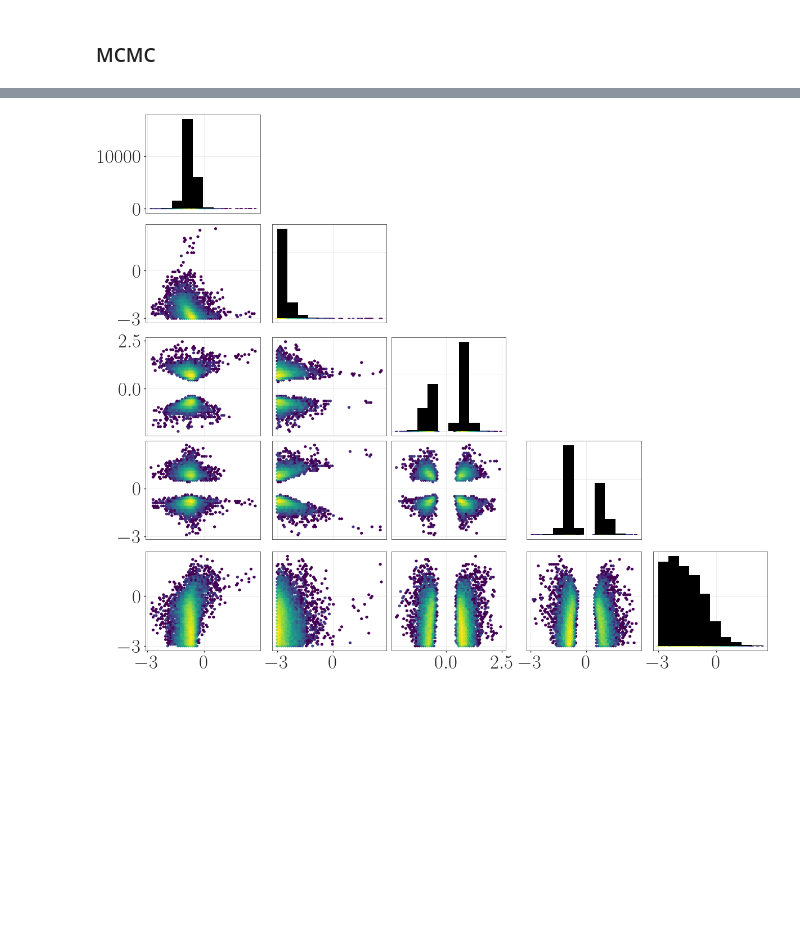
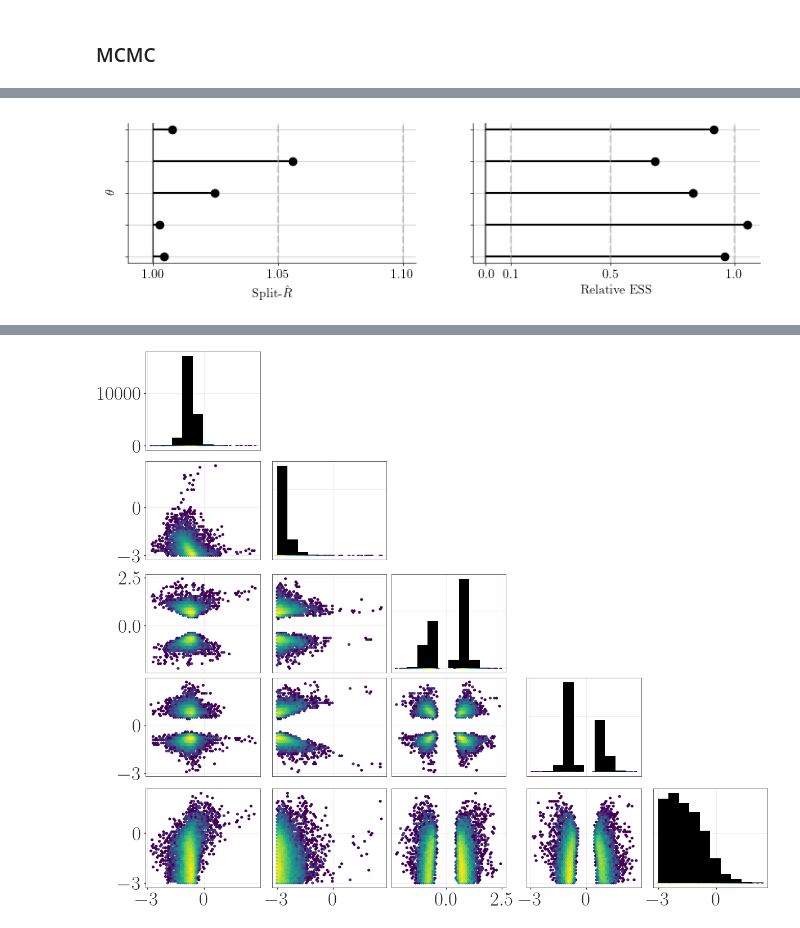
Before and after one commit to dirmeier/sbijax, a Jupyter notebook: manuscript+supplement/chp4-examples.ipynb, the cells around one changed output, grey strips where cells are left out. Drawn from its saved outputs; the diff is of its cells as text; code cells hidden in the pictures; blank space fills up the shorter version.

```diff
--- a/manuscript+supplement/chp4-examples.ipynb
+++ b/manuscript+supplement/chp4-examples.ipynb
@@ -433,4 +141,4 @@ slice_samples = sample_with_slice(
     n_warmup=5_000
 )
 # %%
-slice_inference_data = sbijax._src.mcmc.util.as_inference_data({"theta": slice_samples.reshape(10, 5000, 5)}, obs)
+slice_inference_data = as_inference_data({"theta": slice_samples.reshape(10, 5000, 5)}, y_obs)
@@ -570 +199,7 @@ plot_ess_and_trace(slice_inference_data)
+# %%
+_, axes = plt.subplots(figsize=(9, 2), ncols=2)
+sbijax.plot_rhat_and_ress(slice_inference_data, axes=axes)
+plt.show()
+# %% [output]
+[figure, added]
 # %%
```
Also changed, not shown: parts of 35 cells of this notebook, 1 other file.
